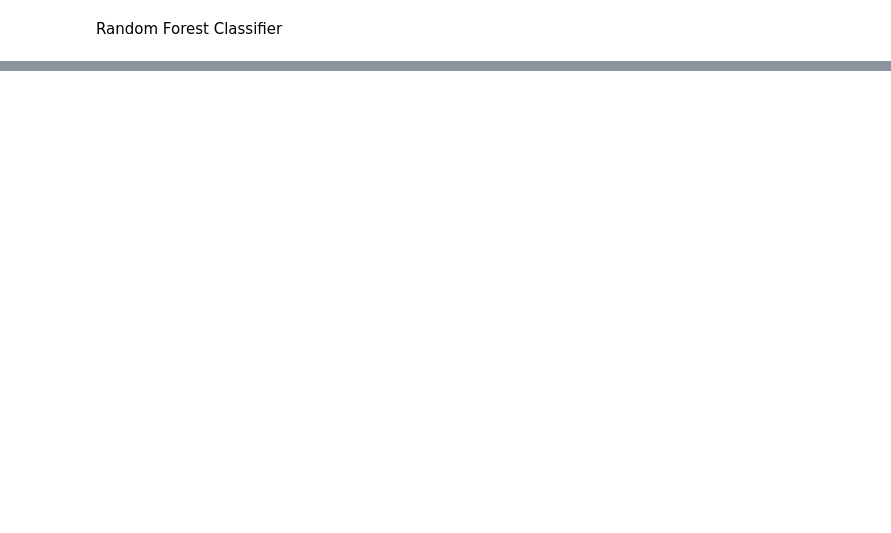
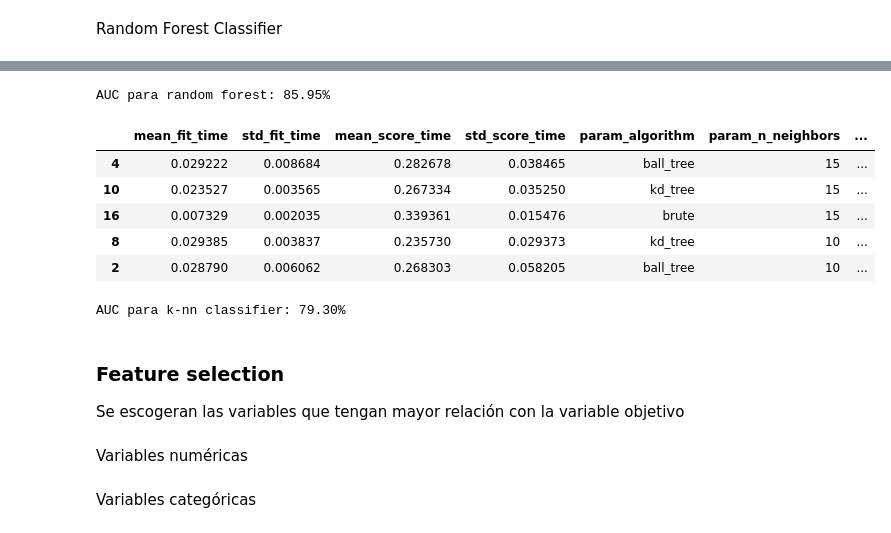
Before and after one commit to jolual2747/bank-customer-churn-prediction, a Jupyter notebook: 02-MODELACION.ipynb, the cells around one changed output, grey strips where cells are left out. Cells and saved outputs as stored; diff of their text form; code cells hidden in the pictures; blank space fills up the shorter version.

```diff
--- a/02-MODELACION.ipynb
+++ b/02-MODELACION.ipynb
@@ -141,0 +135,27 @@ pd.DataFrame(grid3.cv_results_).sort_values(by='rank_test_score', ascending=True
+# %%
+print(f"AUC para random forest: {roc_auc_score(y_test, grid3.best_estimator_.predict_proba(X_test)[:, 1]):.2%}")
+# %% [output]
+AUC para random forest: 85.95%
+# %%
+from sklearn.neighbors import KNeighborsClassifier
+
+param_grid4 = {'n_neighbors': [5, 10, 15], 'p': [1,2],'algorithm':['ball_tree', 'kd_tree', 'brute']}
+grid4 = GridSearchCV(KNeighborsClassifier(), param_grid=param_grid4, n_jobs=-1, scoring='roc_auc', cv = 5, return_train_score=False)
+grid4.fit(X_train, y_train)
+pd.DataFrame(grid4.cv_results_).sort_values(by='rank_test_score', ascending=True).head(5)
+# %% [output]
+|  | mean_fit_time | std_fit_time | mean_score_time | std_score_time | param_algorithm | param_n_neighbors | ... |
+| 4 | 0.029222 | 0.008684 | 0.282678 | 0.038465 | ball_tree | 15 | ... |
+| 10 | 0.023527 | 0.003565 | 0.267334 | 0.035250 | kd_tree | 15 | ... |
+| 16 | 0.007329 | 0.002035 | 0.339361 | 0.015476 | brute | 15 | ... |
+| 8 | 0.029385 | 0.003837 | 0.235730 | 0.029373 | kd_tree | 10 | ... |
+| 2 | 0.028790 | 0.006062 | 0.268303 | 0.058205 | ball_tree | 10 | ... |
+# %%
+print(f"AUC para k-nn classifier: {roc_auc_score(y_test, grid4.best_estimator_.predict_proba(X_test)[:, 1]):.2%}")
+df2.head()
+# %% [output]
+AUC para k-nn classifier: 79.30%
+# %% [markdown]
+### Feature selection
+
+Se escogeran las variables que tengan mayor relación con la variable objetivo
@@ -141,0 +166,2 @@ pd.DataFrame(grid3.cv_results_).sort_values(by='rank_test_score', ascending=True
+# %% [markdown]
+Variables numéricas
@@ -141,0 +176,2 @@ pd.DataFrame(grid3.cv_results_).sort_values(by='rank_test_score', ascending=True
+# %% [markdown]
+Variables categóricas
```
Also changed, not shown: parts of 27 cells of this notebook.
